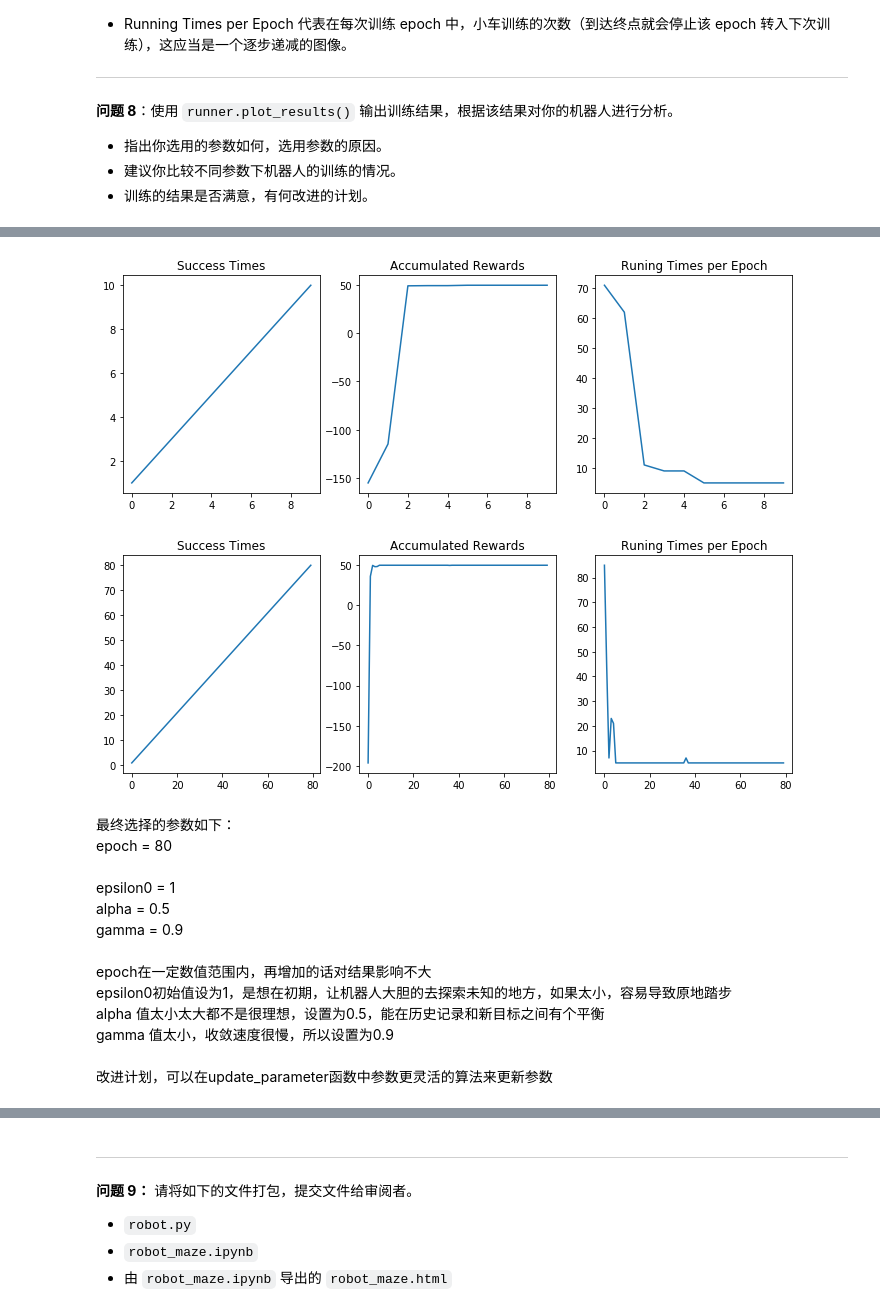
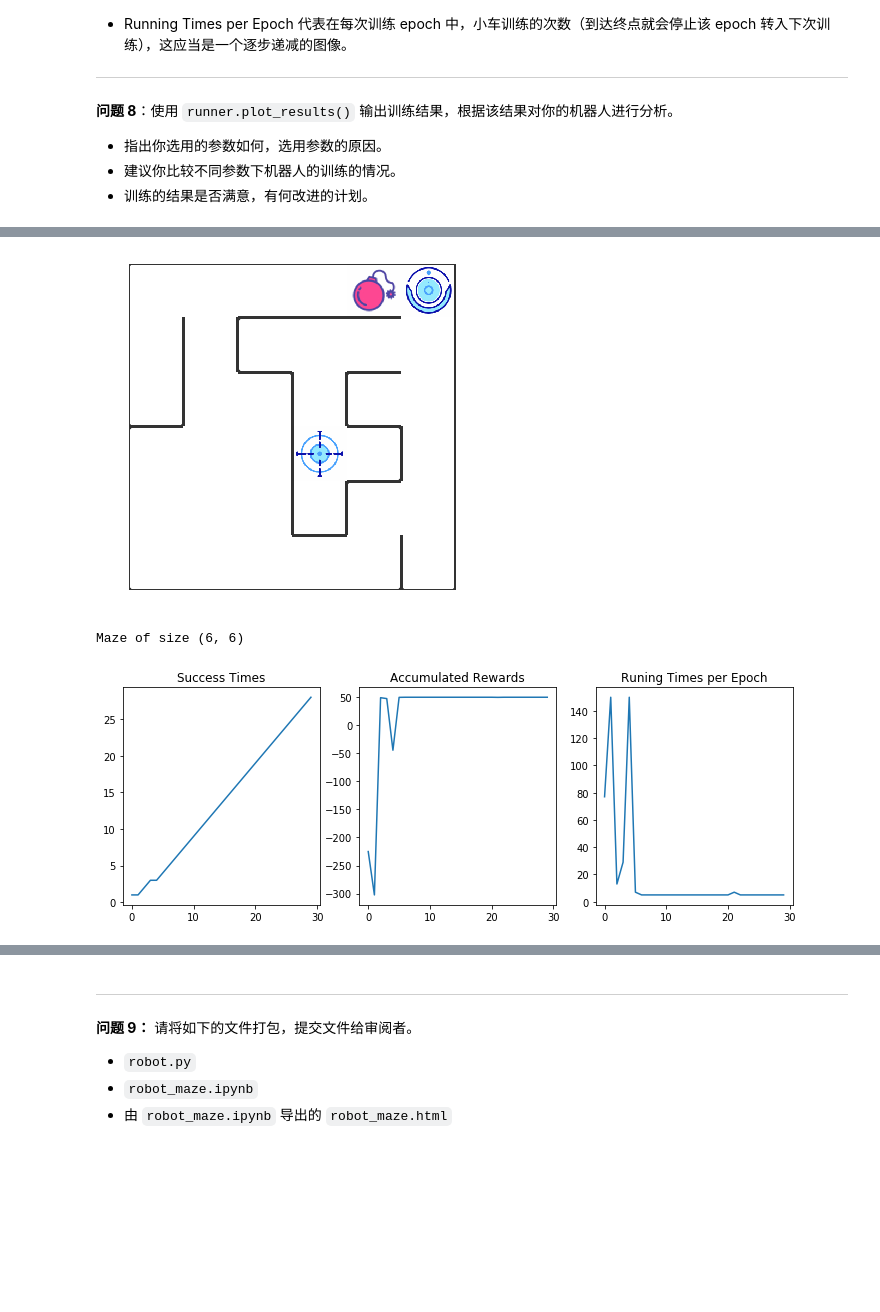
Before and after one commit to versun/udacity_projects, a Jupyter notebook: 2-机器学习工程师/E-强化学习/P5_MLND_CN_Reinforcement_Learning-master/robot_maze.ipynb, the cells around one changed output, grey strips where cells are left out. Drawn from its saved outputs; the diff is of its cells as text; code cells hidden in the pictures; blank space fills up the shorter version.

```diff
--- a/2-机器学习工程师/E-强化学习/P5_MLND_CN_Reinforcement_Learning-master/robot_maze.ipynb
+++ b/2-机器学习工程师/E-强化学习/P5_MLND_CN_Reinforcement_Learning-master/robot_maze.ipynb
@@ -276,60 +350,26 @@ runner.plot_results()
 # %%
-## 可选的参数：
-epoch = 20
+## 方案五：可选的参数：
+epoch = 30
 
-epsilon0 = 1
+epsilon0 = 1.0
 alpha = 0.5
 gamma = 0.9
 
 maze_size = (6,6)
+maze_file = "test_world/maze_01.txt"
 trap_number = 1
 from Runner import Runner
 from Maze import Maze
 from Robot import Robot
 g = Maze(maze_size=maze_size,trap_number=trap_number)
 r = Robot(g,alpha=alpha, epsilon0=epsilon0, gamma=gamma)
 r.set_status(learning=True)
-
+print(g)
 runner = Runner(r, g)
 runner.run_training(epoch, display_direction=True)
 #runner.generate_movie(filename = "final1.mp4") # 你可以注释该行代码，加快运行速度，不过你就无法观察到视频了。
 runner.plot_results()
 # %% [output]
-[figure, old version]
+[figure, new version]
+Maze of size (6, 6)
+[figure, added]
-# %%
-## 可选的参数：
-epoch = 80
-
-epsilon0 = 1
-alpha = 0.5
-gamma = 0.9
-
-maze_size = (6,6)
-trap_number = 1
-from Runner import Runner
-from Maze import Maze
-from Robot import Robot
-g = Maze(maze_size=maze_size,trap_number=trap_number)
-r = Robot(g,alpha=alpha, epsilon0=epsilon0, gamma=gamma)
-r.set_status(learning=True)
-
-runner = Runner(r, g)
-runner.run_training(epoch, display_direction=True)
-#runner.generate_movie(filename = "final1.mp4") # 你可以注释该行代码，加快运行速度，不过你就无法观察到视频了。
-runner.plot_results()
-# %% [output]
-[figure, removed]
-# %% [markdown]
-最终选择的参数如下：<br>
-epoch = 80<br>
-<br>
-epsilon0 = 1<br>
-alpha = 0.5<br>
-gamma = 0.9<br>
-<br>
-epoch在一定数值范围内，再增加的话对结果影响不大<br>
-epsilon0初始值设为1，是想在初期，让机器人大胆的去探索未知的地方，如果太小，容易导致原地踏步<br>
-alpha 值太小太大都不是很理想，设置为0.5，能在历史记录和新目标之间有个平衡<br>
-gamma 值太小，收敛速度很慢，所以设置为0.9<br>
-<br>
-改进计划，可以在update_parameter函数中参数更灵活的算法来更新参数
```
Also changed, not shown: parts of 10 cells of this notebook, 3 other files.
